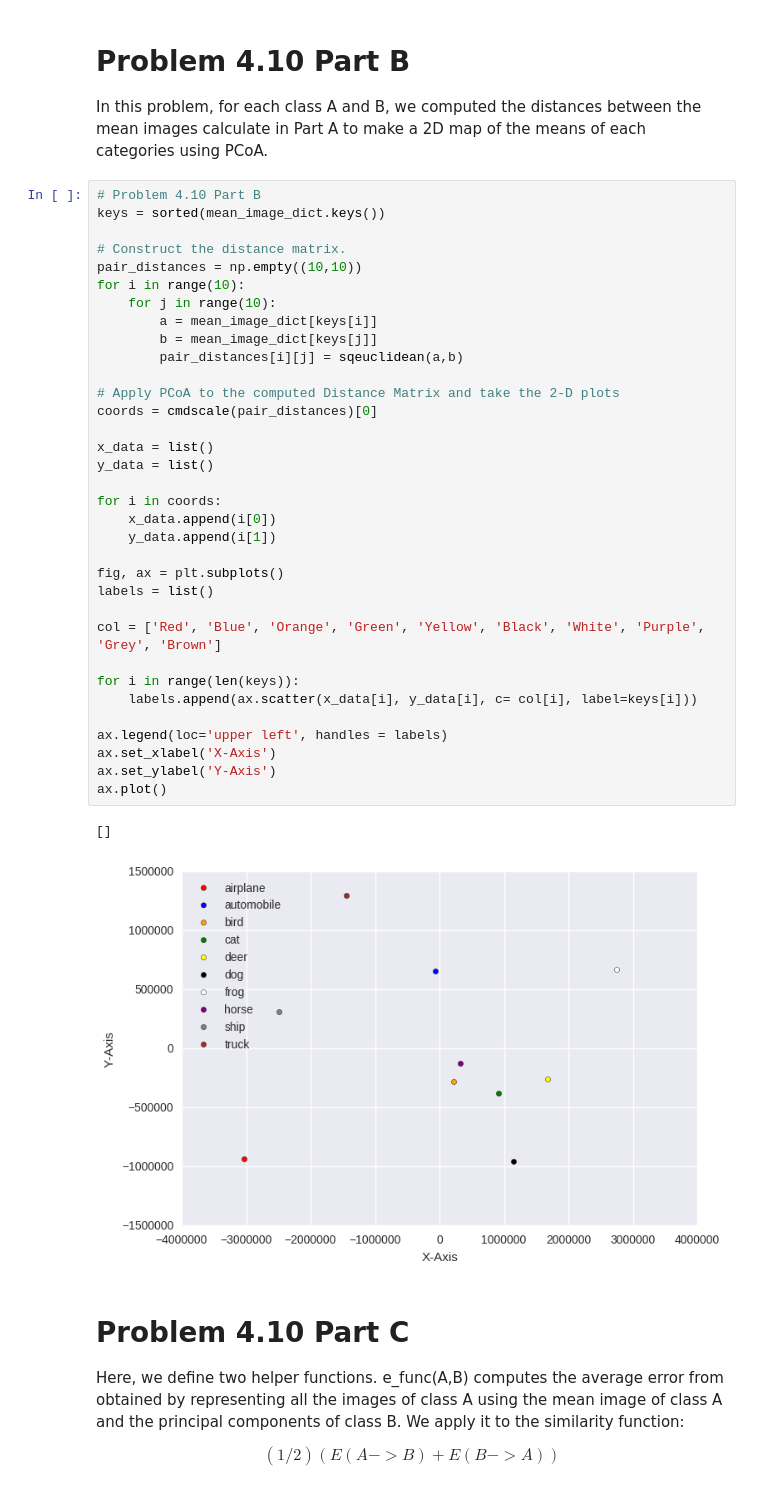
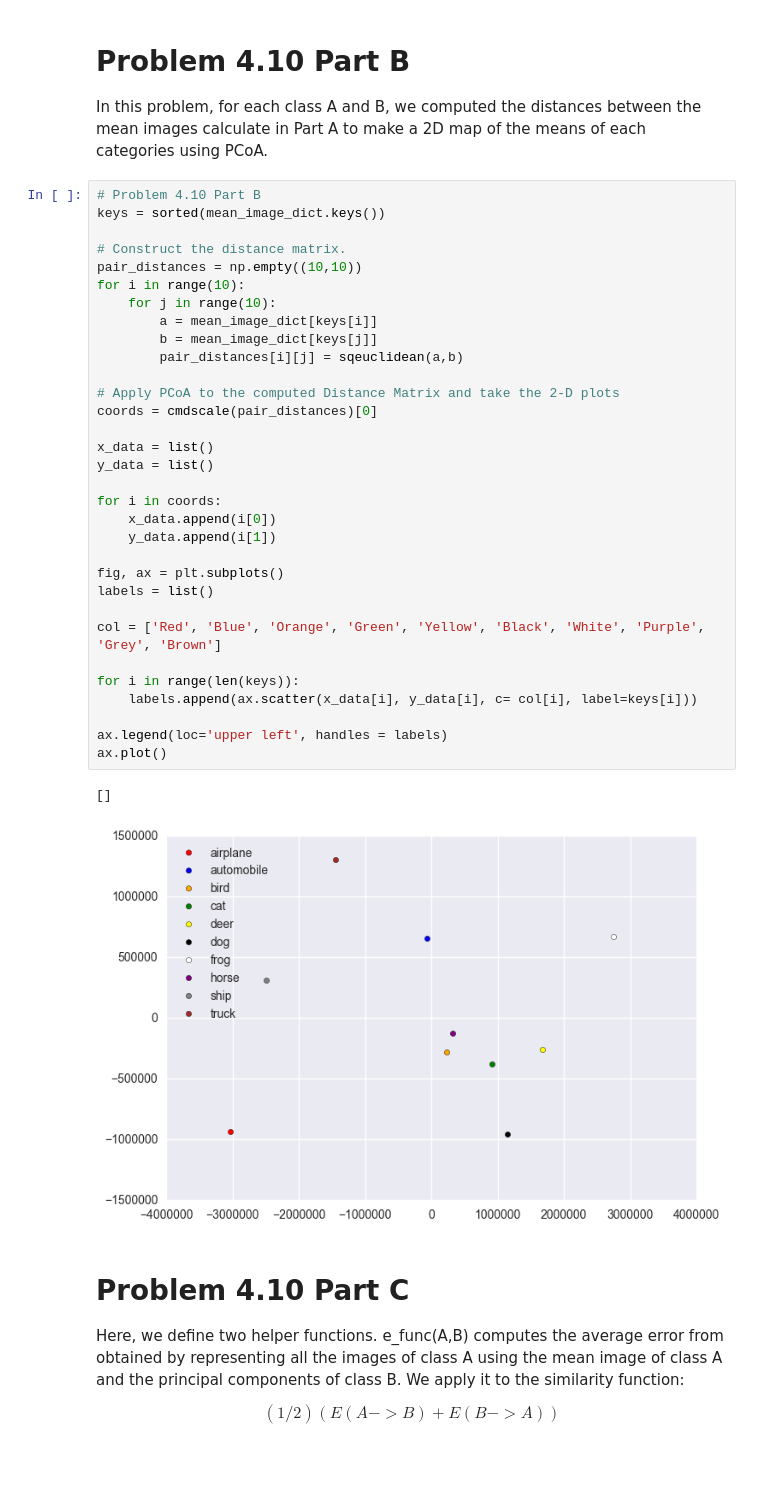
Before and after one commit to Salil999/applied_machine_learning, a Jupyter notebook: hw3/Homework 3.ipynb, the cells around one changed output. Drawn from its saved outputs; the diff is of its cells as text; blank space fills up the shorter version.

```diff
--- a/hw3/Homework 3.ipynb
+++ b/hw3/Homework 3.ipynb
@@ -185,36 +185,34 @@ keys = sorted(mean_image_dict.keys())
 # Construct the distance matrix.
 pair_distances = np.empty((10,10))
 for i in range(10):
     for j in range(10):
         a = mean_image_dict[keys[i]]
         b = mean_image_dict[keys[j]]
         pair_distances[i][j] = sqeuclidean(a,b)
 
 # Apply PCoA to the computed Distance Matrix and take the 2-D plots
 coords = cmdscale(pair_distances)[0]
 
 x_data = list()
 y_data = list()
 
 for i in coords:
     x_data.append(i[0])
     y_data.append(i[1])
 
 fig, ax = plt.subplots()
 labels = list()
 
 col = ['Red', 'Blue', 'Orange', 'Green', 'Yellow', 'Black', 'White', 'Purple', 'Grey', 'Brown']
 
 for i in range(len(keys)):
     labels.append(ax.scatter(x_data[i], y_data[i], c= col[i], label=keys[i]))
 
 ax.legend(loc='upper left', handles = labels)
-ax.set_xlabel('X-Axis')
-ax.set_ylabel('Y-Axis')
 ax.plot()
 # %% [output]
 []
-[figure, old version]
+[figure, new version]
 # %% [markdown]
 # Problem 4.10 Part C
 Here, we define two helper functions. e_func(A,B) computes the average error from obtained by representing all the images of class A using the mean image of class A and the principal components of class B. We apply it to the similarity function:
```
Also changed, not shown: parts of 5 cells of this notebook, 2 other files.
